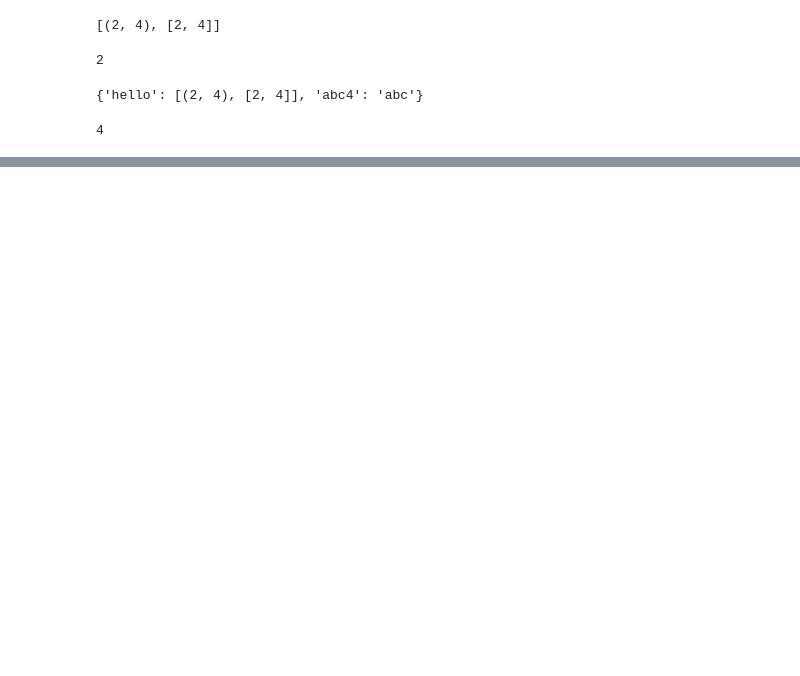
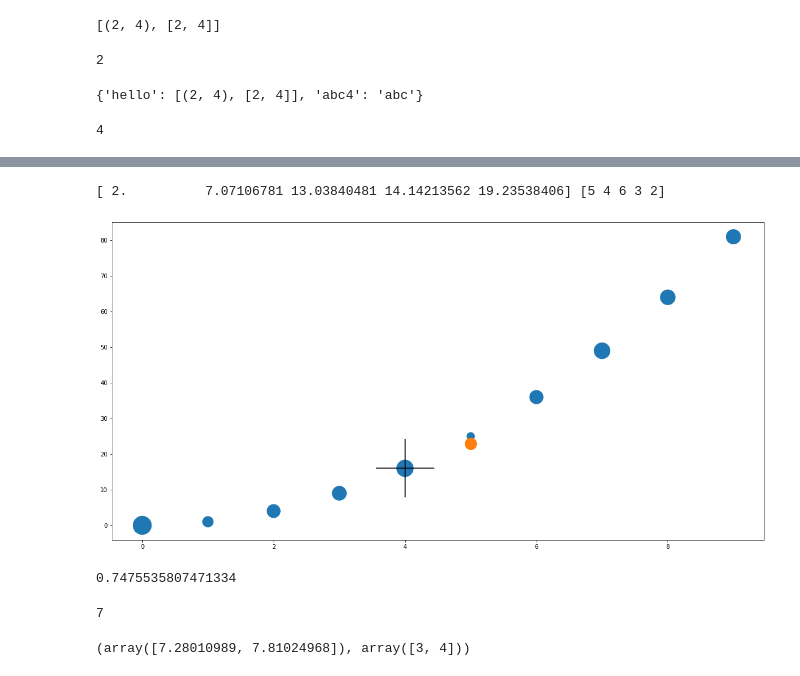
Before and after one commit to vvkrddy/Star-Hopping, a Jupyter notebook: data_stats.ipynb, the cells around one changed output, grey strips where cells are left out. Cells and saved outputs as stored; diff of their text form; code cells hidden in the pictures; blank space fills up the shorter version.

```diff
--- a/data_stats.ipynb
+++ b/data_stats.ipynb
@@ -223,0 +483,3 @@ IndexError: list index out of range
+# %%
+tree = spatial.KDTree(list(zip(x, y)))
+print(tree.data)
@@ -223,0 +494,3 @@ IndexError: list index out of range
+# %%
+points=np.array([0,00])
+print(tree.query(points))
@@ -223,0 +499,5 @@ IndexError: list index out of range
+# %%
+x=np.arange(0,10,1)
+y=x**2
+m=np.random.uniform(size=10)
+d = pd.DataFrame(zip(x,y,m), columns=['x', 'y', 'm'])
@@ -223,0 +524,4 @@ IndexError: list index out of range
+# %%
+y=np.array(d['y'])
+a=1
+b=2
@@ -223,0 +546,28 @@ IndexError: list index out of range
+# %%
+fig, ax=plt.subplots(1,1, figsize=(20,10))
+ax.scatter(d['x'], d['y'], s=m*1000)
+a=[5]
+b=[22+1]
+ax.scatter(a[0],b[0], s=400)
+
+    tree = spatial.KDTree(list(zip(x.ravel(), y.ravel())))
+    points=np.array([a[0],b[0]])
+    dist,ind = tree.query(points, k=5)
+print(dist, ind)
+ax.scatter(d['x'][d['m'][ind].idxmax()],  d['y'][d['m'][ind].idxmax()], c='black', s=10000, marker='+')
+plt.show()
+# %% [output]
+[ 2.          7.07106781 13.03840481 14.14213562 19.23538406] [5 4 6 3 2]
+[figure, added]
+# %%
+.max()
+# %% [output]
+0.7475535807471334
+# %%
+d['m'][ind].idxmax()
+# %% [output]
+7
+# %%
+dist, ind
+# %% [output]
+(array([7.28010989, 7.81024968]), array([3, 4]))
```
Also changed, not shown: parts of 40 cells of this notebook, 4 other files.
